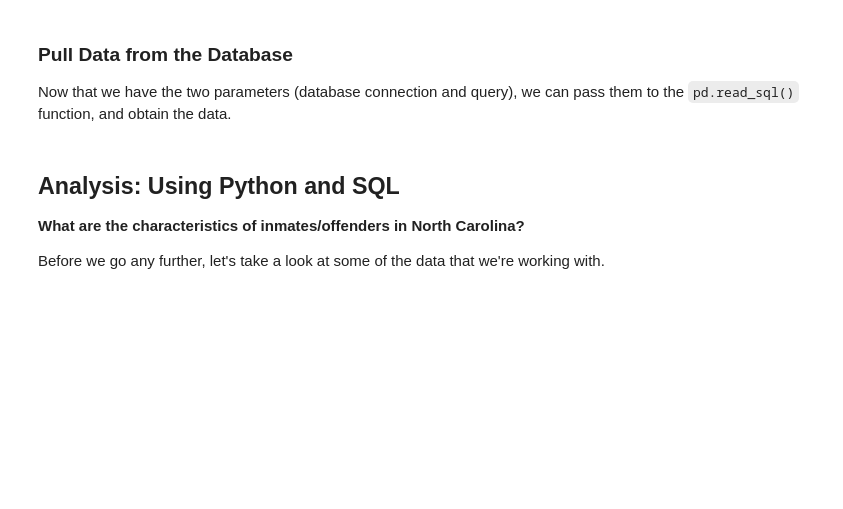
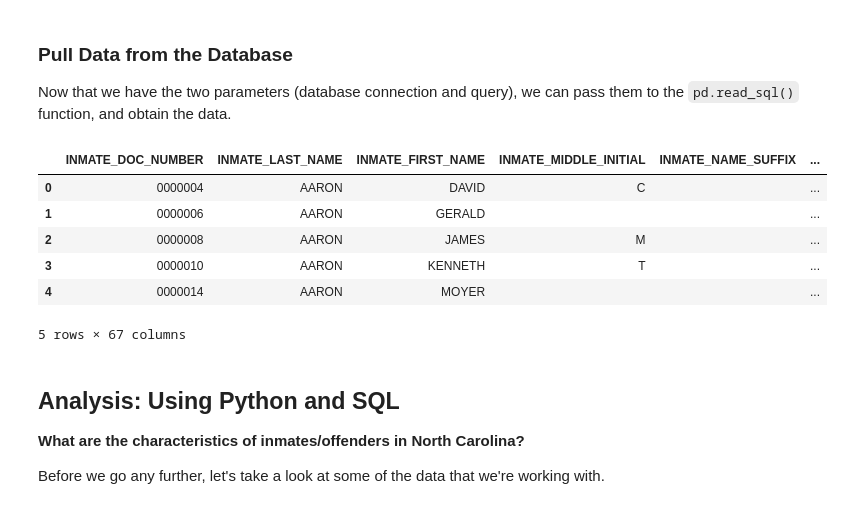
Before and after one commit to Coleridge-Initiative/bdss-notebooks, a Jupyter notebook: 02_2_Dataset_Exploration.ipynb, the cells around one changed output. Cells and saved outputs as stored; diff of their text form; code cells hidden in the pictures; blank space fills up the shorter version.

Commit message:
Update Data Exploration notebook.

```diff
--- a/02_2_Dataset_Exploration.ipynb
+++ b/02_2_Dataset_Exploration.ipynb
@@ -111,6 +125,17 @@ Now that we have the two parameters (database connection and query), we can pass
 # here we pass the query and the connection to the pd.read_sql() function and assign the variable `wage`
 # to the dataframe returned by the function
 df = pd.read_sql(query, conn)
+# %%
+# Look at the data
+df.head()
+# %% [output]
+|  | INMATE_DOC_NUMBER | INMATE_LAST_NAME | INMATE_FIRST_NAME | INMATE_MIDDLE_INITIAL | INMATE_NAME_SUFFIX | ... |
+| 0 | 0000004 | AARON | DAVID | C |  | ... |
+| 1 | 0000006 | AARON | GERALD |  |  | ... |
+| 2 | 0000008 | AARON | JAMES | M |  | ... |
+| 3 | 0000010 | AARON | KENNETH | T |  | ... |
+| 4 | 0000014 | AARON | MOYER |  |  | ... |
+5 rows × 67 columns
 # %% [markdown]
 ## Analysis: Using Python and SQL
 
```
Also changed, not shown: parts of 24 cells of this notebook, 1 other file.
